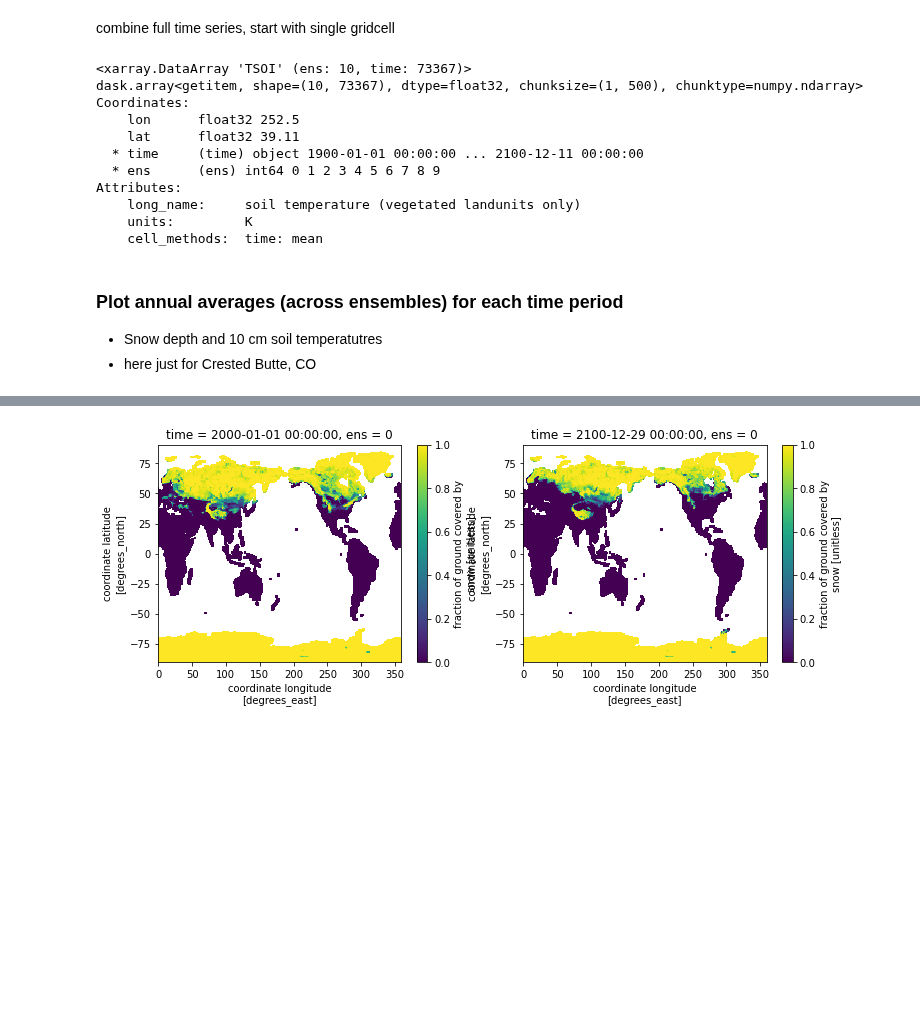
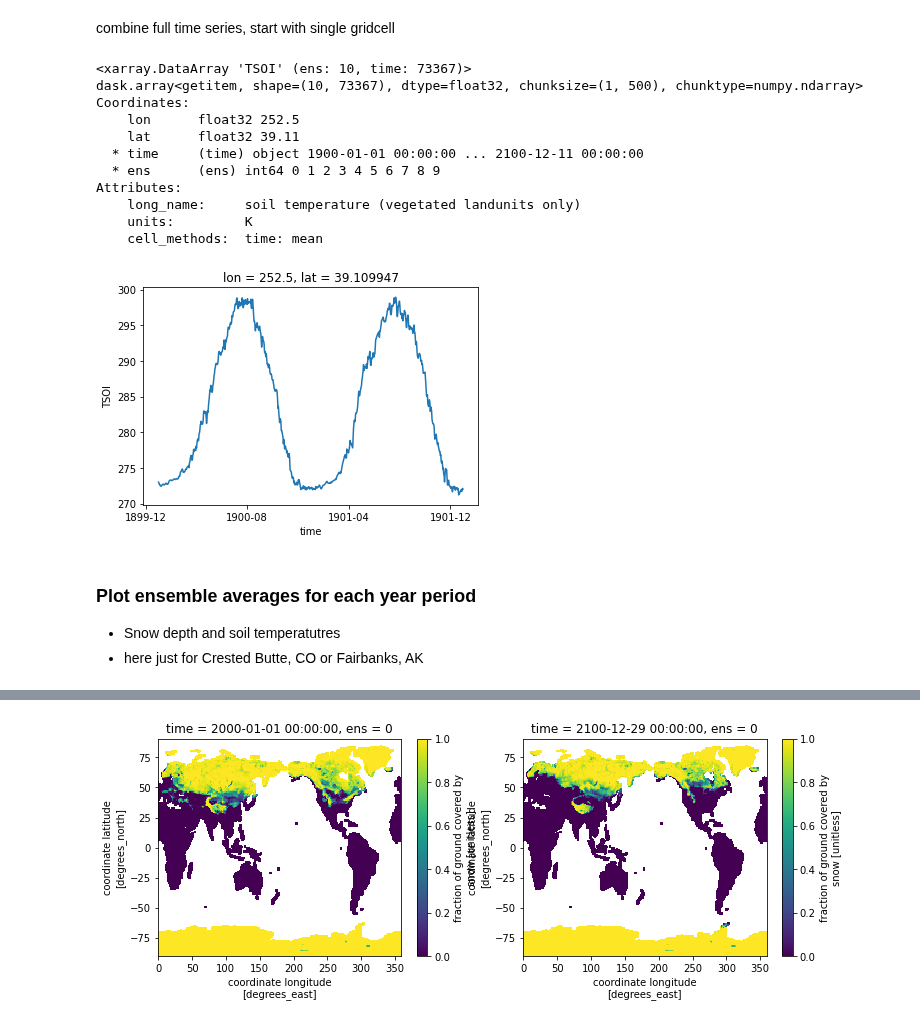
Before and after one commit to wwieder/cesm-lens, a Jupyter notebook: notebooks/lens2_RainSnow.ipynb, the cells around one changed output, grey strips where cells are left out. Drawn from its saved outputs; the diff is of its cells as text; code cells hidden in the pictures; blank space fills up the shorter version.

```diff
--- a/notebooks/lens2_RainSnow.ipynb
+++ b/notebooks/lens2_RainSnow.ipynb
@@ -208,30 +204,35 @@ Wall time: 74.4 ms
 # %% [markdown]
 combine full time series, start with single gridcell
 # %%
-plat, plon = 39,253  #-25, 150
-combine = True    #logical for reading in full time series
+plat, plon = 39,253             # Crested Butte
+#plat, plon = 64.8, (360-147.7)   # Fairbanks, AK
+combine = True      # logical for reading in full time series
+WaterYear = False   # logical for converting time to water year, used below
 
 if combine == True:
     ds = xr.concat([dsHIST[lnd_vars],dsSSP[lnd_vars]],dim='time')
     dsCB = ds.sel(lat = plat, lon = plon, method='nearest')
     dsCB#.persist()#.chunk({'ens':1})
     print(dsCB.TSOI)
+
+dsCB.TSOI.isel(time=slice(0,730)).mean(dim='ens').plot() ;
 # %% [output]
 <xarray.DataArray 'TSOI' (ens: 10, time: 73367)>
 dask.array<getitem, shape=(10, 73367), dtype=float32, chunksize=(1, 500), chunktype=numpy.ndarray>
 Coordinates:
     lon      float32 252.5
     lat      float32 39.11
   * time     (time) object 1900-01-01 00:00:00 ... 2100-12-11 00:00:00
   * ens      (ens) int64 0 1 2 3 4 5 6 7 8 9
 Attributes:
     long_name:     soil temperature (vegetated landunits only)
     units:         K
     cell_methods:  time: mean
+[figure, added]
 # %% [markdown]
-### Plot annual averages (across ensembles) for each time period
-- Snow depth and 10 cm soil temperatutres
-- here just for Crested Butte, CO
+### Plot ensemble averages for each year period
+- Snow depth and soil temperatutres
+- here just for Crested Butte, CO or Fairbanks, AK
 # %%
 %%time
 # Compute ensemble statistics
```
Also changed, not shown: parts of 15 cells of this notebook, 1 other file.
